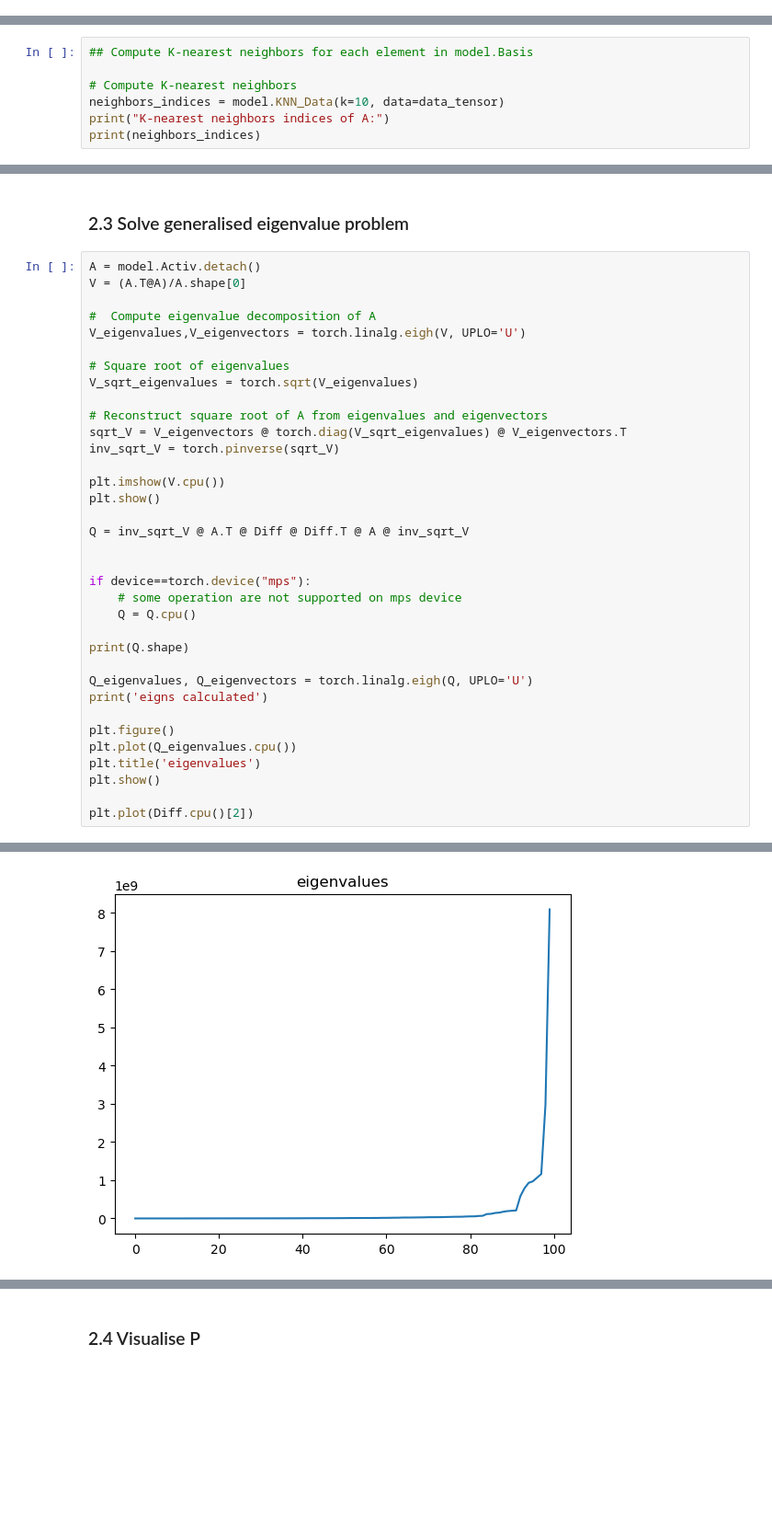
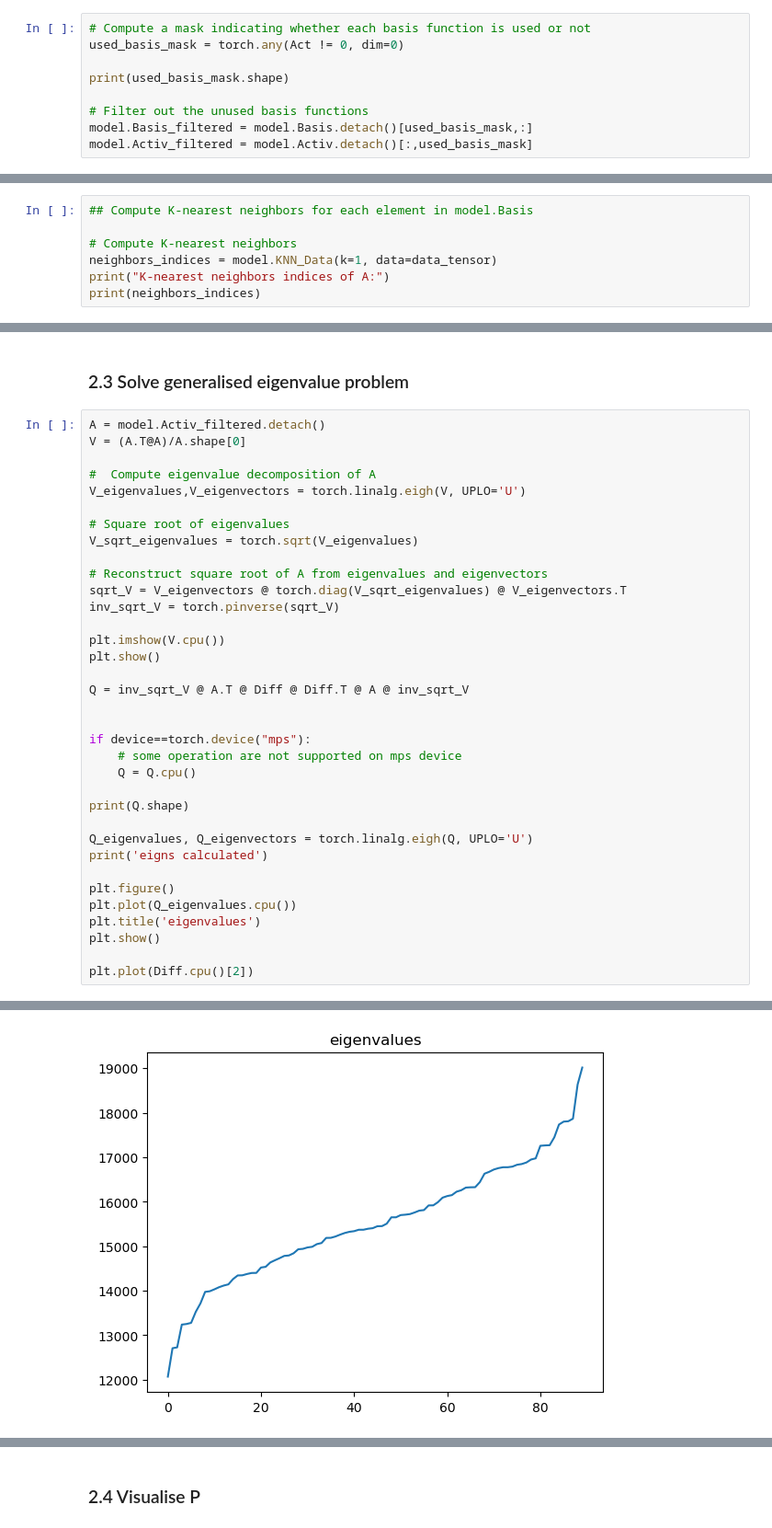
Before and after one commit to derek1909/SignalSpace-WarmUp, a Jupyter notebook: warmup.ipynb, the cells around one changed output, grey strips where cells are left out. Shown at 92% size. Saved outputs shown, nothing was run; the diff lists cells and outputs as text; blank space fills up the shorter version.

Commit message:
filtrered unused basis functions, so Q is non-singular matrix now

```diff
--- a/warmup.ipynb
+++ b/warmup.ipynb
@@ -124 +125,10 @@ print(np.linalg.norm(Act[0,:]))
 1.0
+# %%
+# Compute a mask indicating whether each basis function is used or not
+used_basis_mask = torch.any(Act != 0, dim=0)
+
+print(used_basis_mask.shape)
+
+# Filter out the unused basis functions
+model.Basis_filtered = model.Basis.detach()[used_basis_mask,:]
+model.Activ_filtered = model.Activ.detach()[:,used_basis_mask]
@@ -130,7 +142,7 @@ print(np.linalg.norm(Act[0,:]))
 ## Compute K-nearest neighbors for each element in model.Basis
 
 # Compute K-nearest neighbors
-neighbors_indices = model.KNN_Data(k=10, data=data_tensor)
+neighbors_indices = model.KNN_Data(k=1, data=data_tensor)
 print("K-nearest neighbors indices of A:")
 print(neighbors_indices)
 # %% [output]
@@ -285,7 +284,7 @@ tensor(1., device='cuda:0')
 # %% [markdown]
 ### 2.3 Solve generalised eigenvalue problem
 # %%
-A = model.Activ.detach()
+A = model.Activ_filtered.detach()
 V = (A.T@A)/A.shape[0]
 
 #  Compute eigenvalue decomposition of A
@@ -325,3 +324,3 @@ torch.Size([100, 100])
 eigns calculated
-[figure, old version]
+[figure, new version]
 [<matplotlib.lines.Line2D at 0x...>]
```
Also changed, not shown: parts of 11 cells of this notebook.
